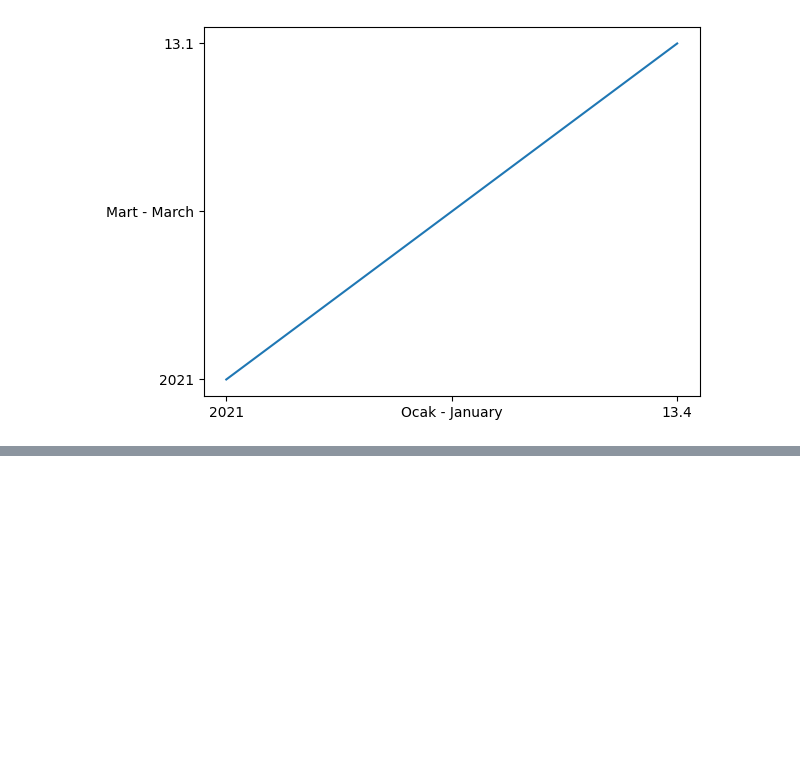
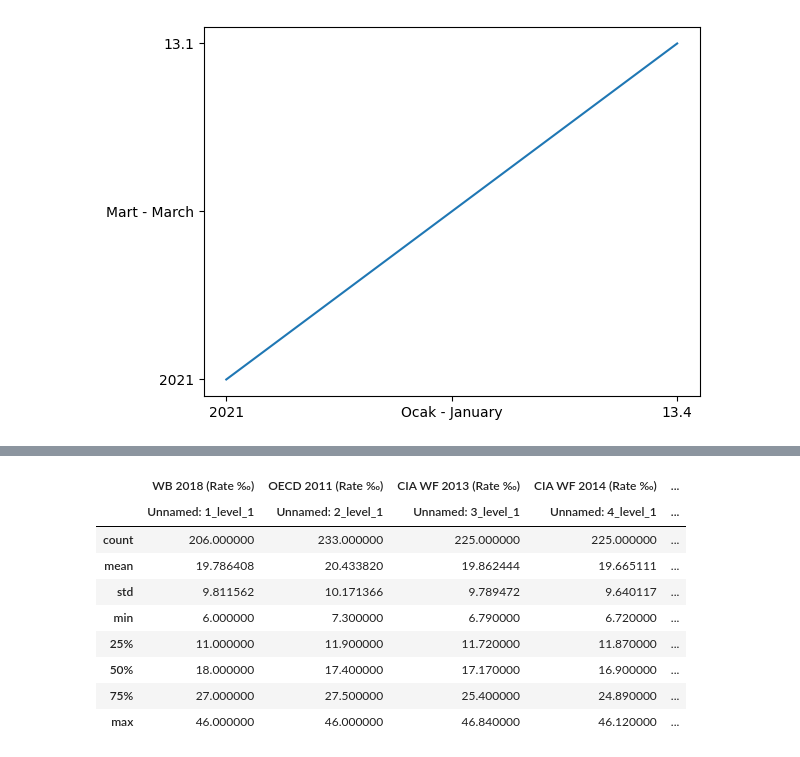
Before and after one commit to ayuksekdag/pythondatabases, a Jupyter notebook: notebook.ipynb, the cells around one changed output, grey strips where cells are left out. Cells and saved outputs as stored; diff of their text form; code cells hidden in the pictures; blank space fills up the shorter version.

```diff
--- a/notebook.ipynb
+++ b/notebook.ipynb
@@ -56,3 +58,8 @@ plt.plot(l[0],l[2])
 [('2021', 'Ocak - January', 13.4), ('2021', 'Şubat - February', 14.1), ('2021', 'Mart - March', 13.1), ('2021', 'Nisan - April', 12.9), ('2021', 'Mayıs - May', 12.4), ('2021', 'Haziran - June', 10.4), ...
 [<matplotlib.lines.Line2D at 0x...>]
 [figure]
+# %%
+import pandas as pd
+tables = pd.read_html("https://en.wikipedia.org/wiki/List_of_sovereign_states_and_dependent_territories_by_birth_rate")
+countries = tables[0]
+countries.head()
@@ -58,0 +74,2 @@ plt.plot(l[0],l[2])
+# %%
+countries = countries.rename(columns={"Country/territory": 'country', "PRB 2022 (Rate ‰)": 'prb'})
@@ -58,0 +105,13 @@ plt.plot(l[0],l[2])
+# %%
+countries.describe()
+# %% [output]
+|  | WB 2018 (Rate ‰) | OECD 2011 (Rate ‰) | CIA WF 2013 (Rate ‰) | CIA WF 2014 (Rate ‰) | ... |
+|  | Unnamed: 1_level_1 | Unnamed: 2_level_1 | Unnamed: 3_level_1 | Unnamed: 4_level_1 | ... |
+| count | 206.000000 | 233.000000 | 225.000000 | 225.000000 | ... |
+| mean | 19.786408 | 20.433820 | 19.862444 | 19.665111 | ... |
+| std | 9.811562 | 10.171366 | 9.789472 | 9.640117 | ... |
+| min | 6.000000 | 7.300000 | 6.790000 | 6.720000 | ... |
+| 25% | 11.000000 | 11.900000 | 11.720000 | 11.870000 | ... |
+| 50% | 18.000000 | 17.400000 | 17.170000 | 16.900000 | ... |
+| 75% | 27.000000 | 27.500000 | 25.400000 | 24.890000 | ... |
+| max | 46.000000 | 46.000000 | 46.840000 | 46.120000 | ... |
```
Also changed, not shown: parts of 5 cells of this notebook.
